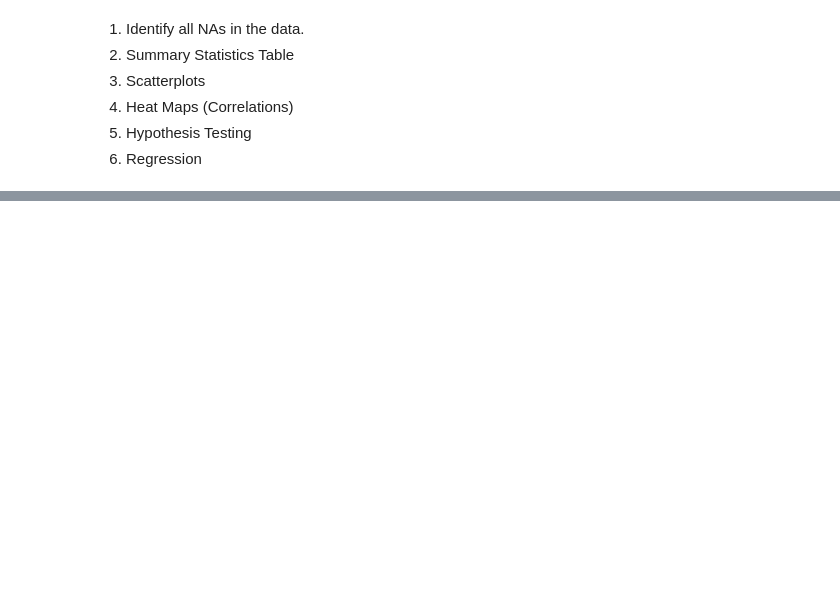
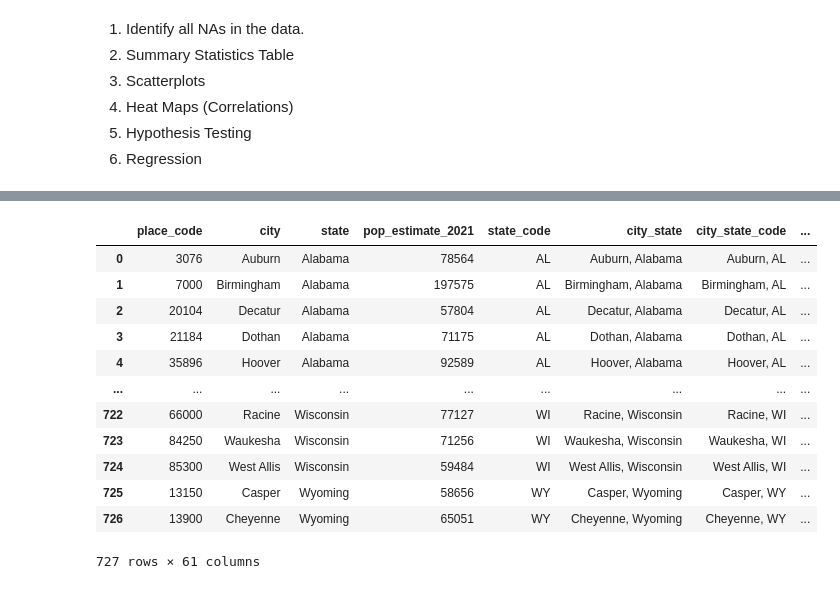
Before and after one commit to chanellee/Walkable-Cities, a Jupyter notebook: EDA_Extended_Analysis.ipynb, the cells around one changed output, grey strips where cells are left out. Cells and saved outputs as stored; diff of their text form; code cells hidden in the pictures; blank space fills up the shorter version.

```diff
--- a/EDA_Extended_Analysis.ipynb
+++ b/EDA_Extended_Analysis.ipynb
@@ -49,4 +63,21 @@ col_na.to_csv("column_na_after.csv", index = False)
 row_na.to_csv("row_na_after.csv", index = False)
 
 walking_data.to_csv("walkable_cities.csv", index=False)
+# %%
+walking_data = pd.read_csv("walkable_cities.csv",encoding='latin-1')
+walking_data #727 rows × 60 columns
+# %% [output]
+|  | place_code | city | state | pop_estimate_2021 | state_code | city_state | city_state_code | ... |
+| 0 | 3076 | Auburn | Alabama | 78564 | AL | Auburn, Alabama | Auburn, AL | ... |
+| 1 | 7000 | Birmingham | Alabama | 197575 | AL | Birmingham, Alabama | Birmingham, AL | ... |
+| 2 | 20104 | Decatur | Alabama | 57804 | AL | Decatur, Alabama | Decatur, AL | ... |
+| 3 | 21184 | Dothan | Alabama | 71175 | AL | Dothan, Alabama | Dothan, AL | ... |
+| 4 | 35896 | Hoover | Alabama | 92589 | AL | Hoover, Alabama | Hoover, AL | ... |
+| ... | ... | ... | ... | ... | ... | ... | ... | ... |
+| 722 | 66000 | Racine | Wisconsin | 77127 | WI | Racine, Wisconsin | Racine, WI | ... |
+| 723 | 84250 | Waukesha | Wisconsin | 71256 | WI | Waukesha, Wisconsin | Waukesha, WI | ... |
+| 724 | 85300 | West Allis | Wisconsin | 59484 | WI | West Allis, Wisconsin | West Allis, WI | ... |
+| 725 | 13150 | Casper | Wyoming | 58656 | WY | Casper, Wyoming | Casper, WY | ... |
+| 726 | 13900 | Cheyenne | Wyoming | 65051 | WY | Cheyenne, Wyoming | Cheyenne, WY | ... |
+727 rows × 61 columns
 # %%
```
Also changed, not shown: parts of 16 cells of this notebook, 16 other files.
